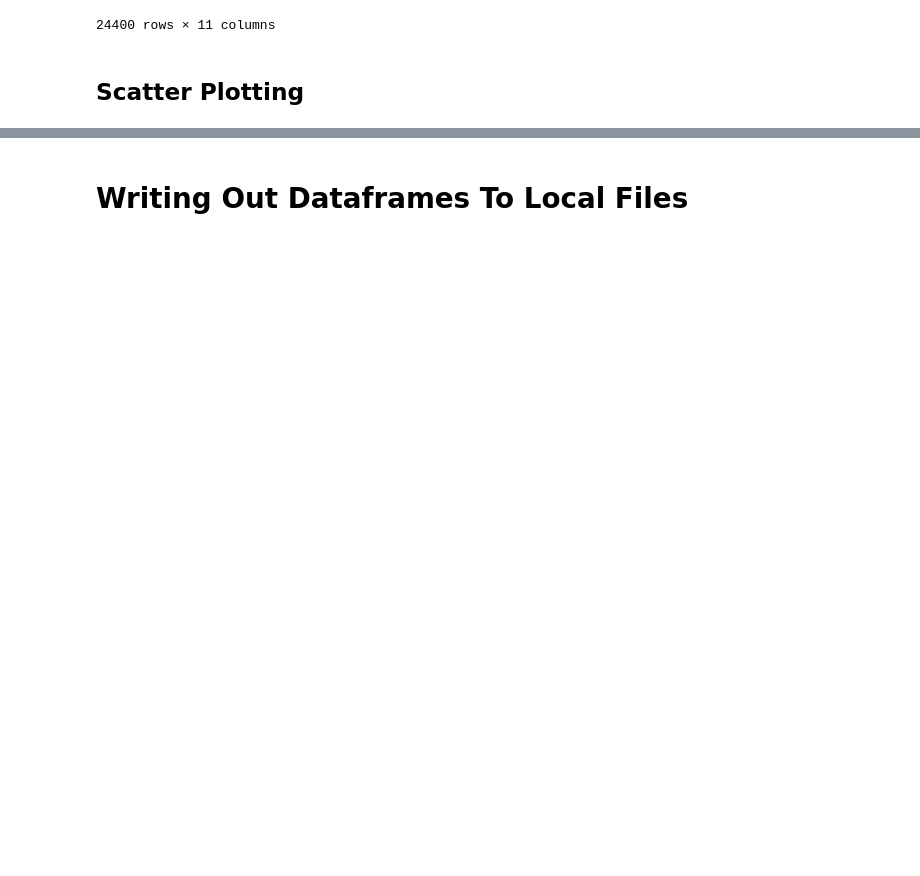
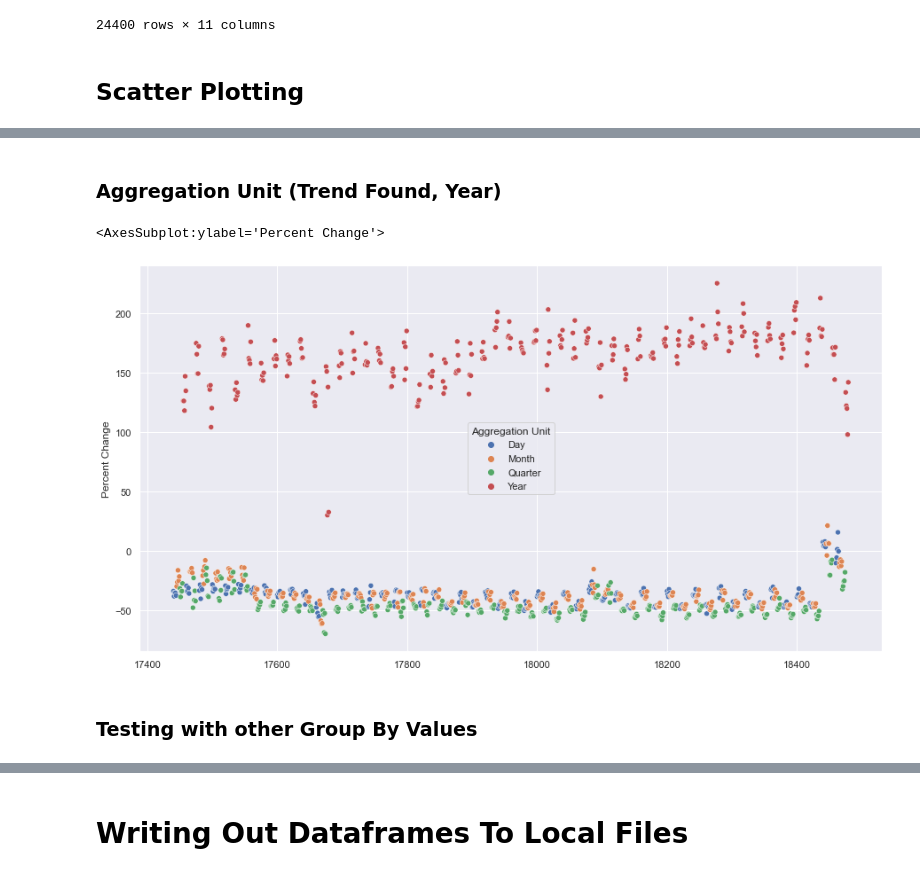
Before and after one commit to jmorerice/xdmod-db-engine-reasearch-analysis, a Jupyter notebook: Data Analysis.ipynb, the cells around one changed output, grey strips where cells are left out. Cells and saved outputs as stored; diff of their text form; code cells hidden in the pictures; blank space fills up the shorter version.

```diff
--- a/Data Analysis.ipynb
+++ b/Data Analysis.ipynb
@@ -220,0 +136,9 @@ perc_df.sort_values(by=['InnoDB Start Transfer Time'], ascending=False).head(5)
+# %% [markdown]
+### Aggregation Unit (Trend Found, Year)
+# %%
+sns.scatterplot(x=queue_jobs_df.index, y=queue_jobs_df['Percent Change'], hue=queue_jobs_df['Aggregation Unit'])
+# %% [output]
+<AxesSubplot:ylabel='Percent Change'>
+[figure, added]
+# %% [markdown]
+### Testing with other Group By Values
```
Also changed, not shown: parts of 30 cells of this notebook.
